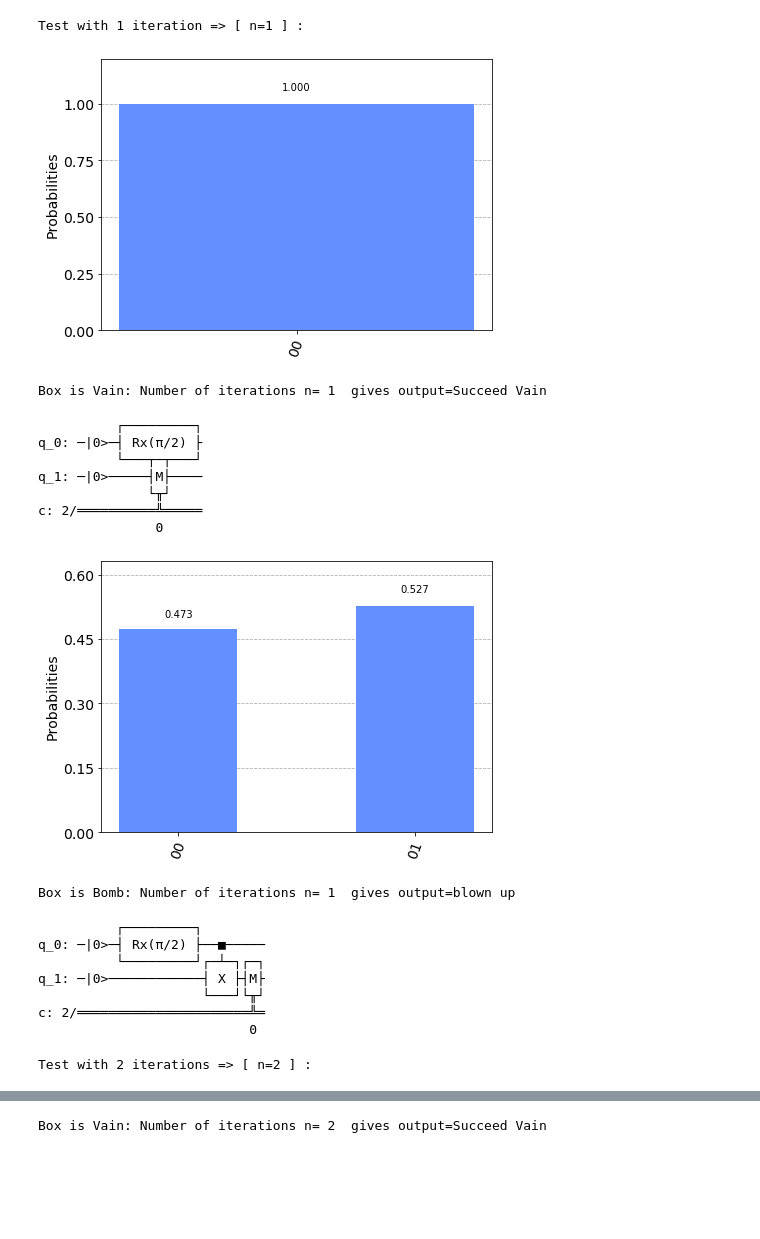
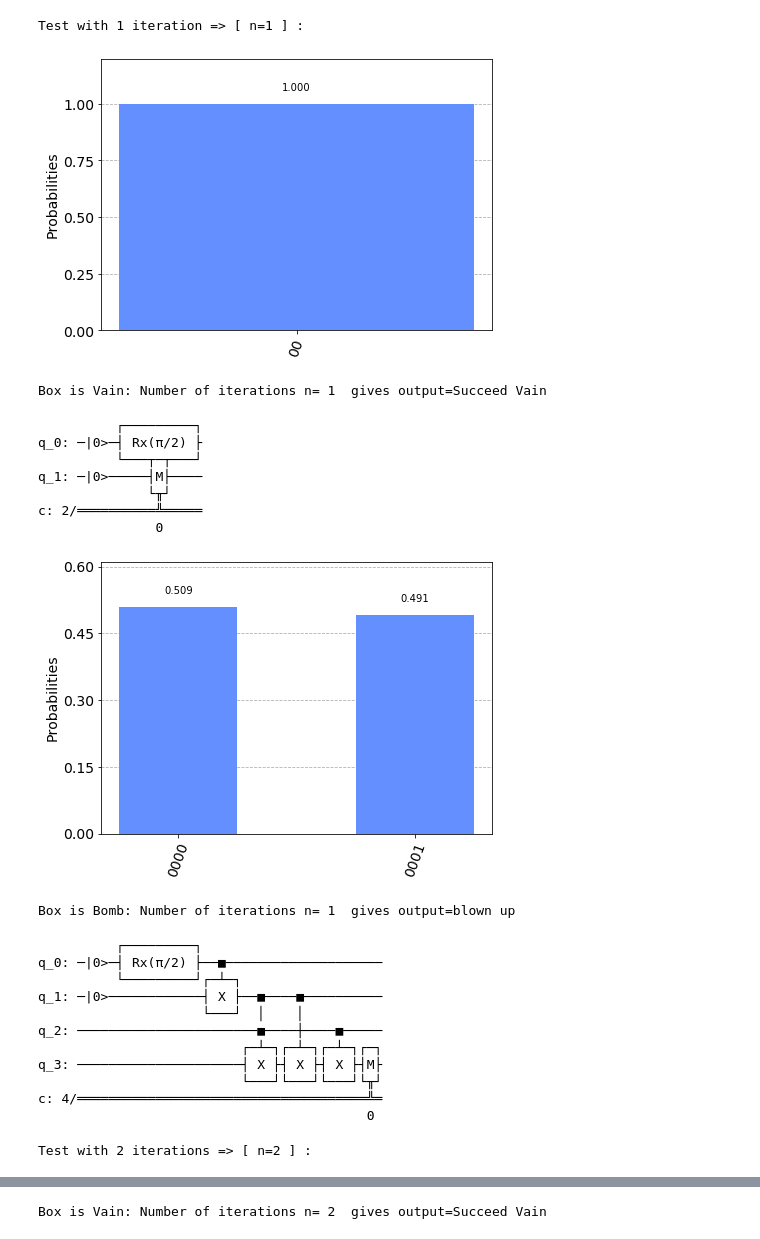
Before and after one commit to DuarteSerranoR/qiskit_quantum_algorithms, a Jupyter notebook: lab2/BombDetector.ipynb, the cells around one changed output, grey strips where cells are left out. Saved outputs shown, nothing was run; the diff lists cells and outputs as text; code cells hidden in the pictures; blank space fills up the shorter version.

```diff
--- a/lab2/BombDetector.ipynb
+++ b/lab2/BombDetector.ipynb
@@ -18,7 +18,6 @@ def BoxIsVain(n):
         qc.reset(1)
         qc.rx(pi/(2*n), 0)
 
-
         # Bomb is a CNot gate, will send the result to secundary qubit
         #qc.cx(0, 1)
 
@@ -34,8 +33,8 @@ def BoxIsVain(n):
     return qc, output
 
 def BoxIsBomb(n):
-    qr = QuantumRegister(2, 'q')
-    cr = ClassicalRegister(2, 'c')
+    qr = QuantumRegister(4, 'q')
+    cr = ClassicalRegister(4, 'c')
     qc = QuantumCircuit(qr, cr)
 
     qc.reset(0)
@@ -44,13 +43,15 @@ def BoxIsBomb(n):
         qc.reset(1)
         qc.rx(pi/(2*n), 0)
 
-
         # Bomb is a CNot gate, will send the result to secundary qubit
         qc.cx(0, 1)
-
+        # Or gate
+        qc.ccx(1,2,3)
+        qc.cx(1,3)
+        qc.cx(2,3)
 
         #qc.measure(0, 0)
-        qc.measure(1, 0) # output from qubit 2 is measured
+        qc.measure(3, 0) # output from qubit 4 is measured
 
     # We'll run the program on a simulator
     backend = BasicAer.get_backend('qasm_simulator')
@@ -60,92 +61,82 @@ def BoxIsBomb(n):
     display(plot_histogram(job.result().get_counts(qc)))
     return qc, output
 
-
 ## Test the functions
 
 n=1
 print("Test with 1 iteration => [ n=1 ] :")
 print('\n')
 
-
 qc, output = BoxIsVain(n)
-if output[1] == '0':
-    print('Box is Vain: Number of iterations n=',n,' gives output=Succeed Vain')
-elif output[1] == '1':
-    print('Box is Vain: Number of iterations n=',n,' gives output=blown up')
+print('Box is Vain: Number of iterations n=',n,' gives output=Succeed Vain')
 display(qc.draw())
 print('\n')
 
 qc, output = BoxIsBomb(n)
-if output[1] == '0':
+if output[3] == '0':
     print('Box is Bomb: Number of iterations n=',n,' gives output=Succeed Bomb')
-elif output[1] == '1':
+elif output[3] == '1':
     print('Box is Bomb: Number of iterations n=',n,' gives output=blown up')
 display(qc.draw())
 print('\n')
-
 
 n=2
 print("Test with 2 iterations => [ n=2 ] :")
 print('\n')
 
-
 qc, output = BoxIsVain(n)
-if output[1] == '0':
-    print('Box is Vain: Number of iterations n=',n,' gives output=Succeed Vain')
-elif output[1] == '1':
-    print('Box is Vain: Number of iterations n=',n,' gives output=blown up')
+print('Box is Vain: Number of iterations n=',n,' gives output=Succeed Vain')
 display(qc.draw())
 print('\n')
 
 qc, output = BoxIsBomb(n)
-if output[1] == '0':
+if output[3] == '0':
     print('Box is Bomb: Number of iterations n=',n,' gives output=Succeed Bomb')
-elif output[1] == '1':
+elif output[3] == '1':
     print('Box is Bomb: Number of iterations n=',n,' gives output=blown up')
 display(qc.draw())
 print('\n')
 
 n=500
 print("Test with 500 iterations => [ n=500 ] :")
 print('\n')
 
-
 qc, output = BoxIsVain(n)
-if output[1] == '0':
-    print('Box is Vain: Number of iterations n=',n,' gives output=Succeed Vain')
-elif output[1] == '1':
-    print('Box is Vain: Number of iterations n=',n,' gives output=blown up')
+print('Box is Vain: Number of iterations n=',n,' gives output=Succeed Vain')
 display(qc.draw())
 print('\n')
 
 qc, output = BoxIsBomb(n)
-if output[1] == '0':
+if output[3] == '0':
     print('Box is Bomb: Number of iterations n=',n,' gives output=Succeed Bomb')
-elif output[1] == '1':
+elif output[3] == '1':
     print('Box is Bomb: Number of iterations n=',n,' gives output=blown up')
 display(qc.draw())
 print('\n')
 # %% [output]
 Test with 1 iteration => [ n=1 ] :
 [figure]
 Box is Vain: Number of iterations n= 1  gives output=Succeed Vain
           ┌─────────┐
 q_0: ─|0>─┤ Rx(π/2) ├
           └───┬─┬───┘
 q_1: ─|0>─────┤M├────
               └╥┘
 c: 2/══════════╩═════
                0
-[figure, old version]
+[figure, new version]
 Box is Bomb: Number of iterations n= 1  gives output=blown up
           ┌─────────┐
-q_0: ─|0>─┤ Rx(π/2) ├──■─────
-          └─────────┘┌─┴─┐┌─┐
-q_1: ─|0>────────────┤ X ├┤M├
-                     └───┘└╥┘
-c: 2/══════════════════════╩═
-                           0
+q_0: ─|0>─┤ Rx(π/2) ├──■────────────────────
+          └─────────┘┌─┴─┐
+q_1: ─|0>────────────┤ X ├──■────■──────────
+                     └───┘  │    │
+q_2: ───────────────────────■────┼────■─────
+                          ┌─┴─┐┌─┴─┐┌─┴─┐┌─┐
+q_3: ─────────────────────┤ X ├┤ X ├┤ X ├┤M├
+                          └───┘└───┘└───┘└╥┘
+c: 4/═════════════════════════════════════╩═
+                                          0
 Test with 2 iterations => [ n=2 ] :
 [figure]
 Box is Vain: Number of iterations n= 2  gives output=Succeed Vain
```
Also changed, not shown: parts of 1 cell of this notebook.
